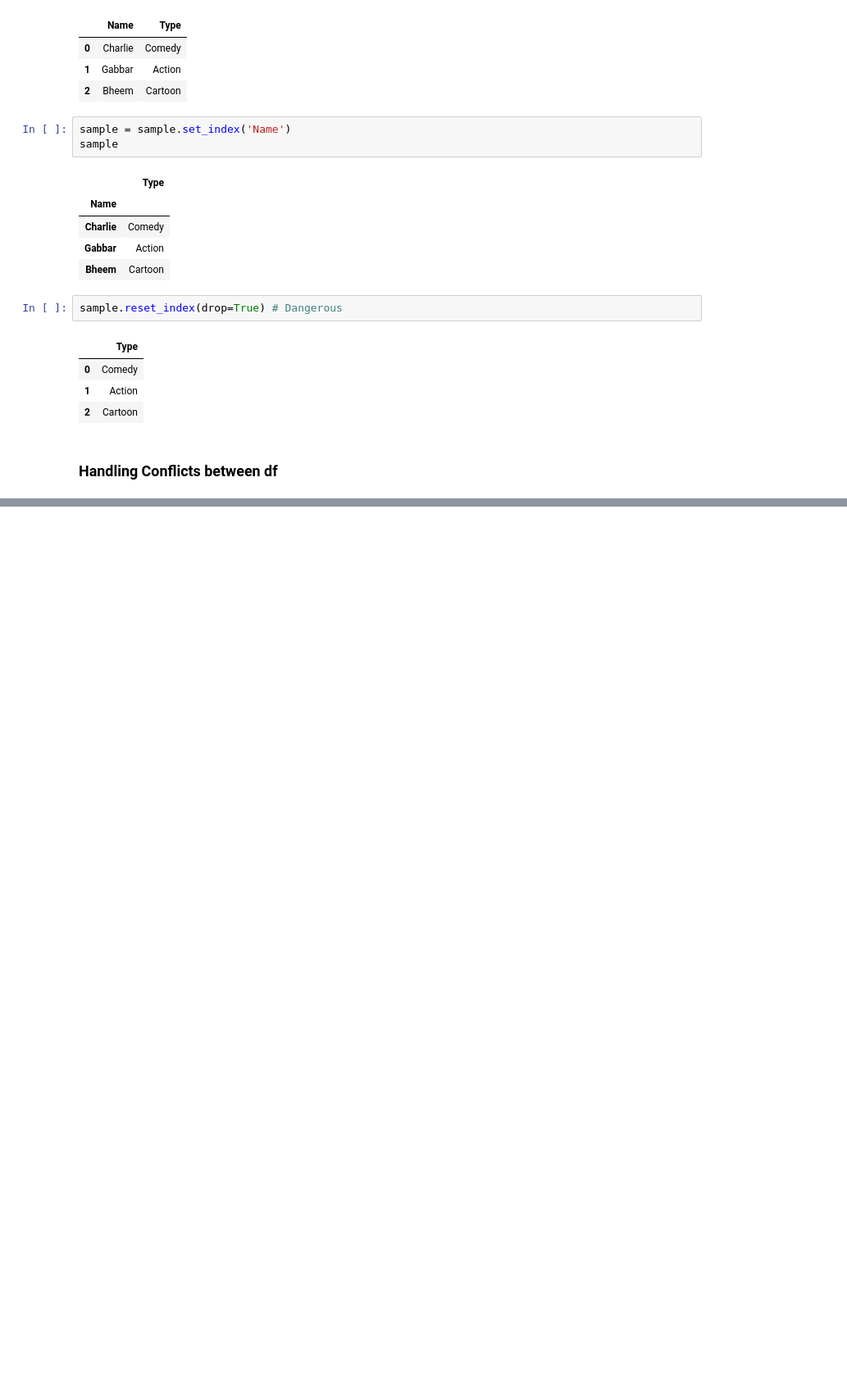
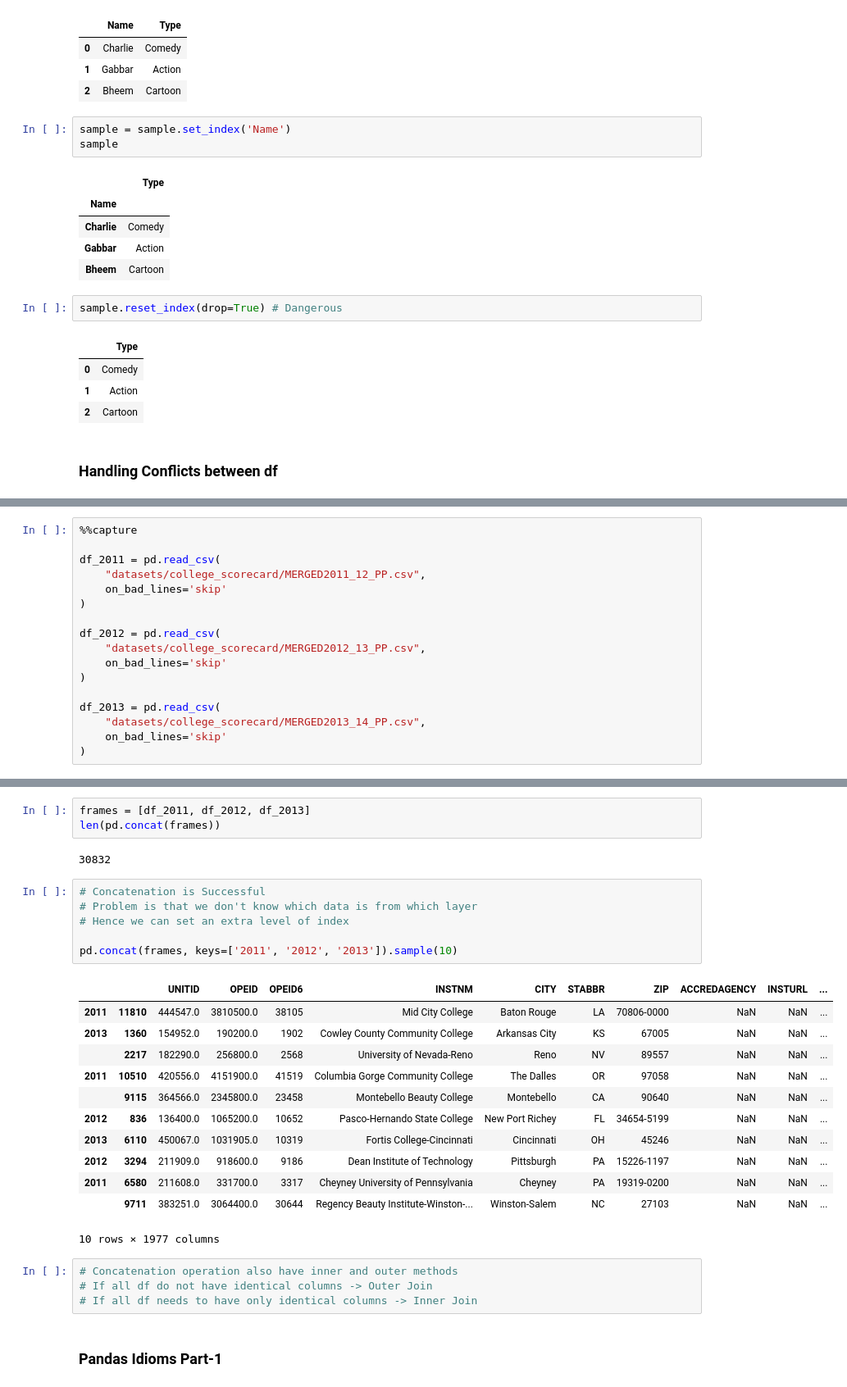
Before and after one commit to shreymusician/data-science-journey, a Jupyter notebook: module 3/merging df.ipynb, the cells around one changed output, grey strips where cells are left out. Shown at 82% size. Saved outputs shown, nothing was run; the diff lists cells and outputs as text; blank space fills up the shorter version.

Commit message:
Completed Idiomatic Python and Started Groupby()

```diff
--- a/module 3/merging df.ipynb
+++ b/module 3/merging df.ipynb
@@ -163,0 +234,17 @@ sdf = pd.DataFrame([{'Name': 'James', 'School': 'Business',
+# %%
+%%capture
+
+df_2011 = pd.read_csv(
+    "datasets/college_scorecard/MERGED2011_12_PP.csv",
+    on_bad_lines='skip'
+)
+
+df_2012 = pd.read_csv(
+    "datasets/college_scorecard/MERGED2012_13_PP.csv",
+    on_bad_lines='skip'
+)
+
+df_2013 = pd.read_csv(
+    "datasets/college_scorecard/MERGED2013_14_PP.csv",
+    on_bad_lines='skip'
+)
@@ -163,0 +267,30 @@ sdf = pd.DataFrame([{'Name': 'James', 'School': 'Business',
+# %%
+frames = [df_2011, df_2012, df_2013]
+len(pd.concat(frames))
+# %% [output]
+30832
+# %%
+# Concatenation is Successful
+# Problem is that we don't know which data is from which layer
+# Hence we can set an extra level of index
+
+pd.concat(frames, keys=['2011', '2012', '2013']).sample(10)
+# %% [output]
+|  |  | UNITID | OPEID | OPEID6 | INSTNM | CITY | STABBR | ZIP | ACCREDAGENCY | INSTURL | ... |
+| 2011 | 11810 | 444547.0 | 3810500.0 | 38105 | Mid City College | Baton Rouge | LA | 70806-0000 | NaN | NaN | ... |
+| 2013 | 1360 | 154952.0 | 190200.0 | 1902 | Cowley County Community College | Arkansas City | KS | 67005 | NaN | NaN | ... |
+|  | 2217 | 182290.0 | 256800.0 | 2568 | University of Nevada-Reno | Reno | NV | 89557 | NaN | NaN | ... |
+| 2011 | 10510 | 420556.0 | 4151900.0 | 41519 | Columbia Gorge Community College | The Dalles | OR | 97058 | NaN | NaN | ... |
+|  | 9115 | 364566.0 | 2345800.0 | 23458 | Montebello Beauty College | Montebello | CA | 90640 | NaN | NaN | ... |
+| 2012 | 836 | 136400.0 | 1065200.0 | 10652 | Pasco-Hernando State College | New Port Richey | FL | 34654-5199 | NaN | NaN | ... |
+| 2013 | 6110 | 450067.0 | 1031905.0 | 10319 | Fortis College-Cincinnati | Cincinnati | OH | 45246 | NaN | NaN | ... |
+| 2012 | 3294 | 211909.0 | 918600.0 | 9186 | Dean Institute of Technology | Pittsburgh | PA | 15226-1197 | NaN | NaN | ... |
+| 2011 | 6580 | 211608.0 | 331700.0 | 3317 | Cheyney University of Pennsylvania | Cheyney | PA | 19319-0200 | NaN | NaN | ... |
+|  | 9711 | 383251.0 | 3064400.0 | 30644 | Regency Beauty Institute-Winston-... | Winston-Salem | NC | 27103 | NaN | NaN | ... |
+10 rows × 1977 columns
+# %%
+# Concatenation operation also have inner and outer methods
+# If all df do not have identical columns -> Outer Join
+# If all df needs to have only identical columns -> Inner Join
+# %% [markdown]
+### Pandas Idioms Part-1
```
Also changed, not shown: parts of 33 cells of this notebook, 15 other files.
